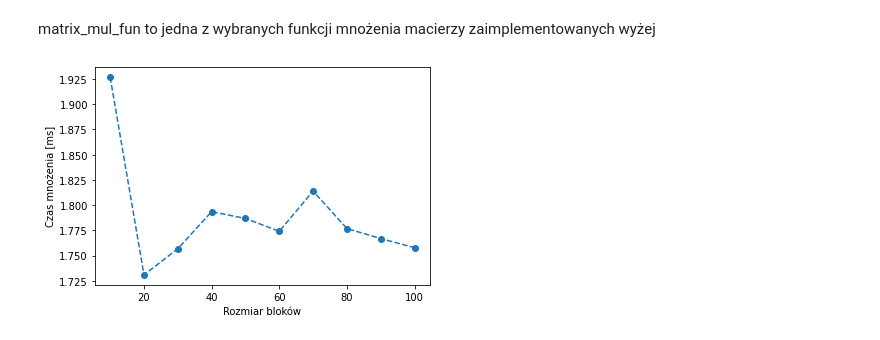
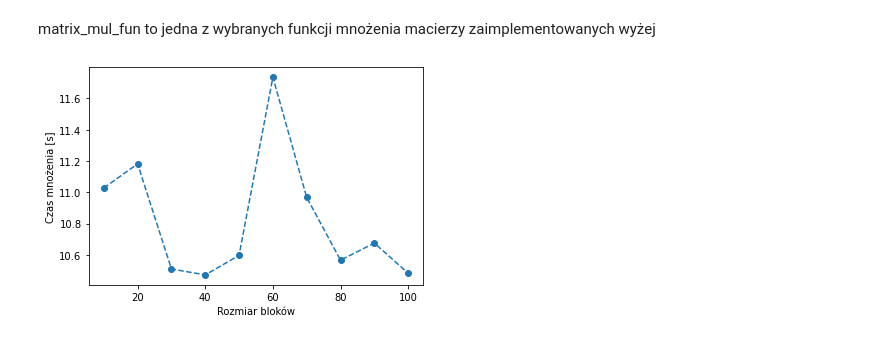
Before and after one commit to macsko/matrix_algorithms, a Jupyter notebook: lab1/lab1.ipynb, the cells around one changed output. Drawn from its saved outputs; the diff is of its cells as text; code cells hidden in the pictures.

```diff
--- a/lab1/lab1.ipynb
+++ b/lab1/lab1.ipynb
@@ -14,12 +14,20 @@ import os
 Wynikowa macierz, to macierz Octave powtórzona q razy w poziomie i pionie.
 # %%
 def input_matrix(octave_matrix, n, m, q=1):
-    result = np.zeros((n*q, m*q))
+    result = np.zeros((n*q, m*q), dtype=np.double)
 
     for elem in octave_matrix:
         m = re.match(r"\s*\((\d+), (\d+)\) -> (\d+\.\d+)\s*", elem)
-        if m is None: continue # empty line at file end
-        x, y, value = m.groups()
+        if m is not None: # dla macierzy 256x256 dostaje m = None...
+            x, y, value = m.groups()
+        elif len(elem) > 0:
+            coord, value = elem.strip().split(' -> ')
+            value = float(value)
+            x, y = coord.split(',')
+            x, y = x[1:], y.strip()[:-1]
+        else:
+            continue
+
         for i in range(q):
             for j in range(q):
                 result[i*n + int(x) - 1, j*n + int(y) - 1] = float(value)
@@ -84,6 +107,7 @@ def matrix_mul_pji(A, B, C, n, m, k):
                  C[i,j] += A[i,p]*B[p,j]
 
 mmul = {
+    "warmuprun": matrix_mul_ijp,
     "ijp": matrix_mul_ijp,
     "ipj": matrix_mul_ipj,
     "jip": matrix_mul_jip,
@@ -94,13 +118,16 @@ mmul = {
 # %% [markdown]
 ### Macierze wejściowe
 # %%
-n = 16   # liczba wierszy macierzy A
-m = 16   # liczba kolumn macierzy A / liczba wierszy macierzy B
-k = 16   # liczba kolumn macierzy B
-q = 1    # czynnik skalujący macierze
+SIZE = 256
+n = SIZE   # liczba wierszy macierzy A
+m = SIZE   # liczba kolumn macierzy A / liczba wierszy macierzy B
+k = SIZE   # liczba kolumn macierzy B
+q = 1      # czynnik skalujący macierze
 N_n = n * q
 N_m = m * q
 N_k = k * q
 # %%
 A = resolve_matrix("iga", n, m, q)
-B = resolve_matrix("iga", m, k, q)
+B = resolve_matrix("fem", m, k, q)
+print("Wymiary macierzy A:", A.shape)
+print("Wymiary macierzy B:", B.shape)
@@ -165,21 +242,21 @@ def matrix_block_mul(A, B, C, m, n, k, block_size, matrix_mul_fun):
 # %%
 blocks = []
 mul_time = []
 multiplier = 10
-runs = 100
+runs = 1
 
 for i in range(1, 11):
     C = np.zeros((N_n, N_k))
     t0 = time.time()
     for j in range(runs):
         matrix_block_mul(A, B, C, N_n, N_m, N_k, multiplier*i, mmul_optimal)
     blocks.append(multiplier*i)
-    mul_time.append((time.time() - t0) * 10)
+    mul_time.append((time.time() - t0) / runs)
 
 plt.plot(blocks, mul_time, linestyle='--')
 plt.scatter(blocks, mul_time)
 plt.xlabel("Rozmiar bloków")
-plt.ylabel("Czas mnożenia [ms]")  # TODO: kkafar: sprawdzić, czy jednostka się zgadza
+plt.ylabel("Czas mnożenia [s]")
 plt.show()
 # %% [output]
-[figure, old version]
+[figure, new version]
```
Also changed, not shown: parts of 8 cells of this notebook.
